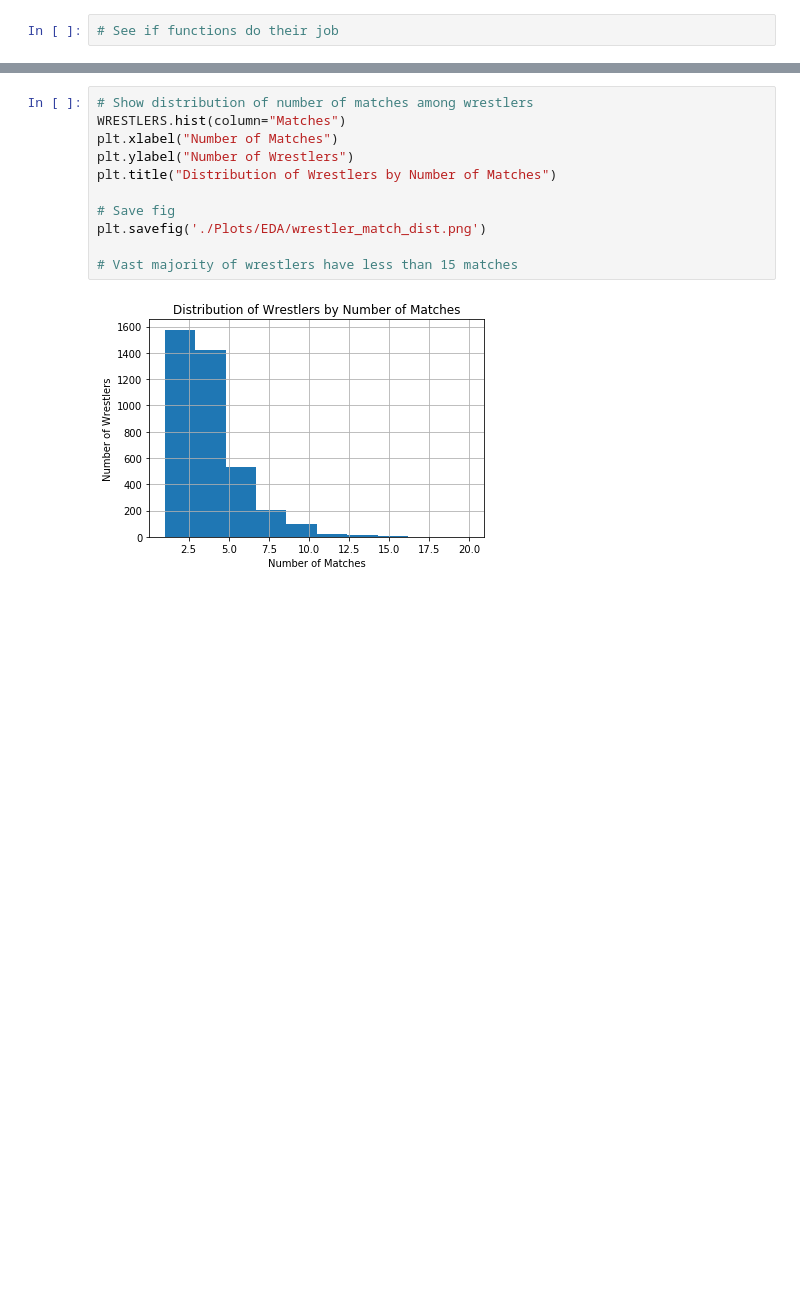
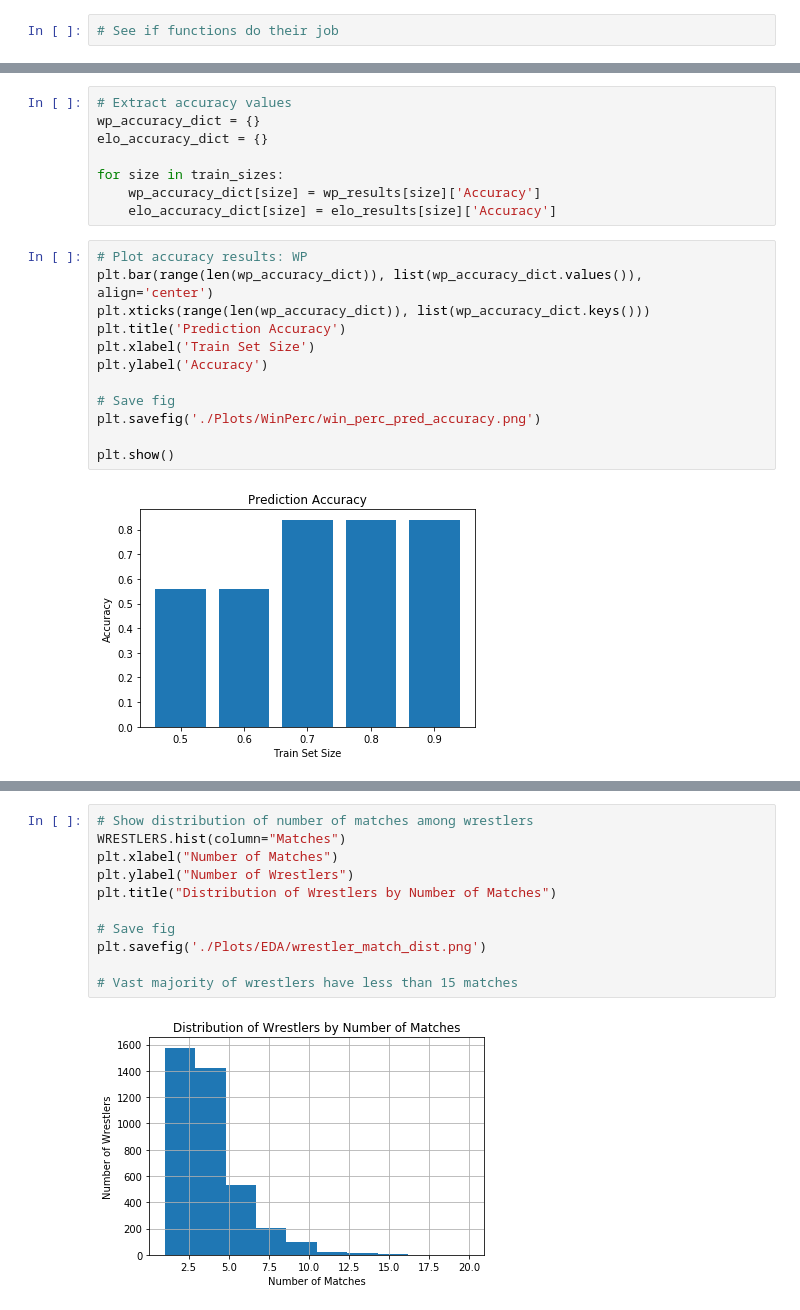
Before and after one commit to ungersk1998/spring2020-WrestlingRankingResearch, a Jupyter notebook: Wrestling Ranking Algorithm.ipynb, the cells around one changed output, grey strips where cells are left out. Saved outputs shown, nothing was run; the diff lists cells and outputs as text; blank space fills up the shorter version.

```diff
--- a/Wrestling Ranking Algorithm.ipynb
+++ b/Wrestling Ranking Algorithm.ipynb
@@ -501,0 +561,22 @@ elo_pred_results['Accuracy']
+# %%
+# Extract accuracy values
+wp_accuracy_dict = {}
+elo_accuracy_dict = {}
+
+for size in train_sizes:
+    wp_accuracy_dict[size] = wp_results[size]['Accuracy']
+    elo_accuracy_dict[size] = elo_results[size]['Accuracy']
+# %%
+# Plot accuracy results: WP
+plt.bar(range(len(wp_accuracy_dict)), list(wp_accuracy_dict.values()), align='center')
+plt.xticks(range(len(wp_accuracy_dict)), list(wp_accuracy_dict.keys()))
+plt.title('Prediction Accuracy')
+plt.xlabel('Train Set Size')
+plt.ylabel('Accuracy')
+
+# Save fig
+plt.savefig('./Plots/WinPerc/win_perc_pred_accuracy.png')
+
+plt.show()
+# %% [output]
+[figure, added]
```
Also changed, not shown: parts of 23 cells of this notebook, 4 other files.
